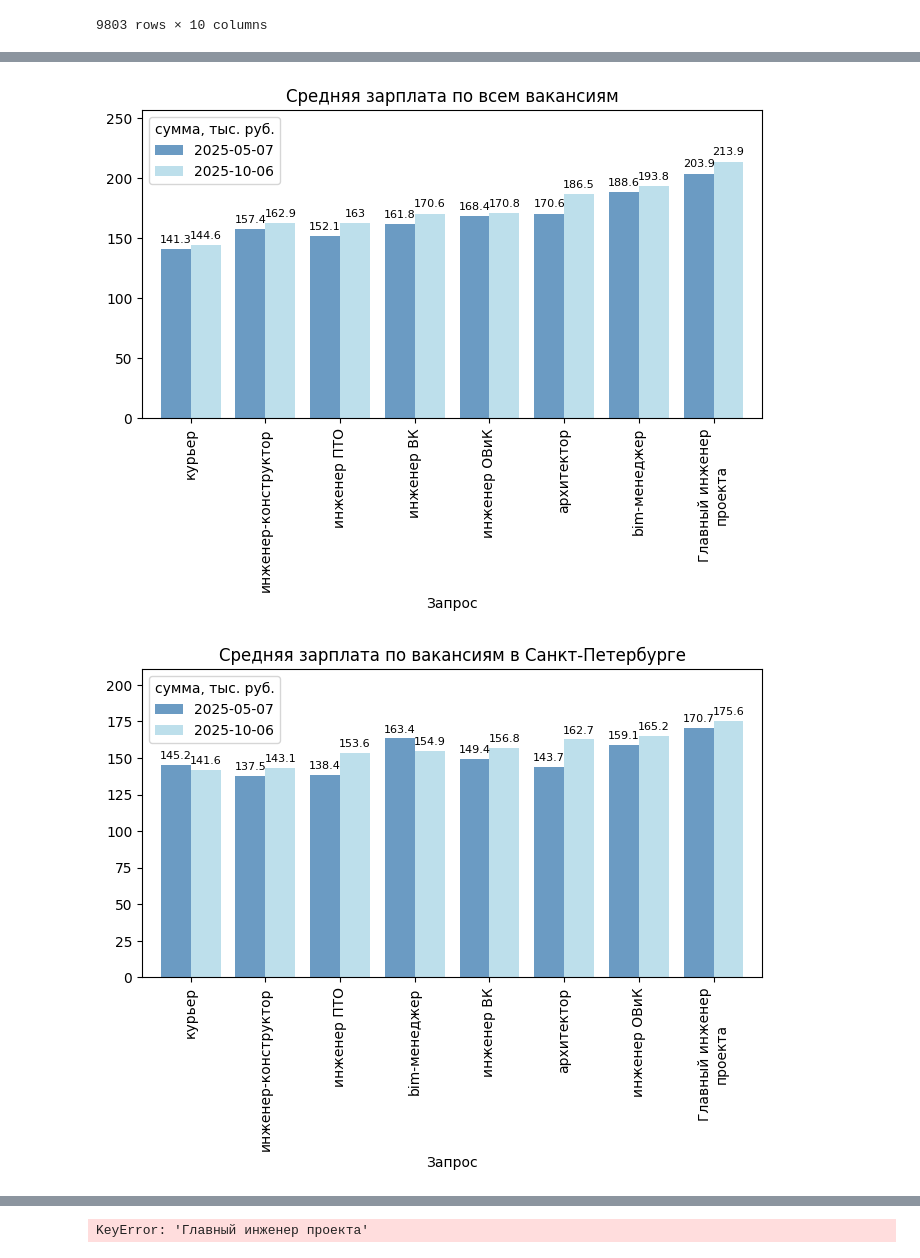
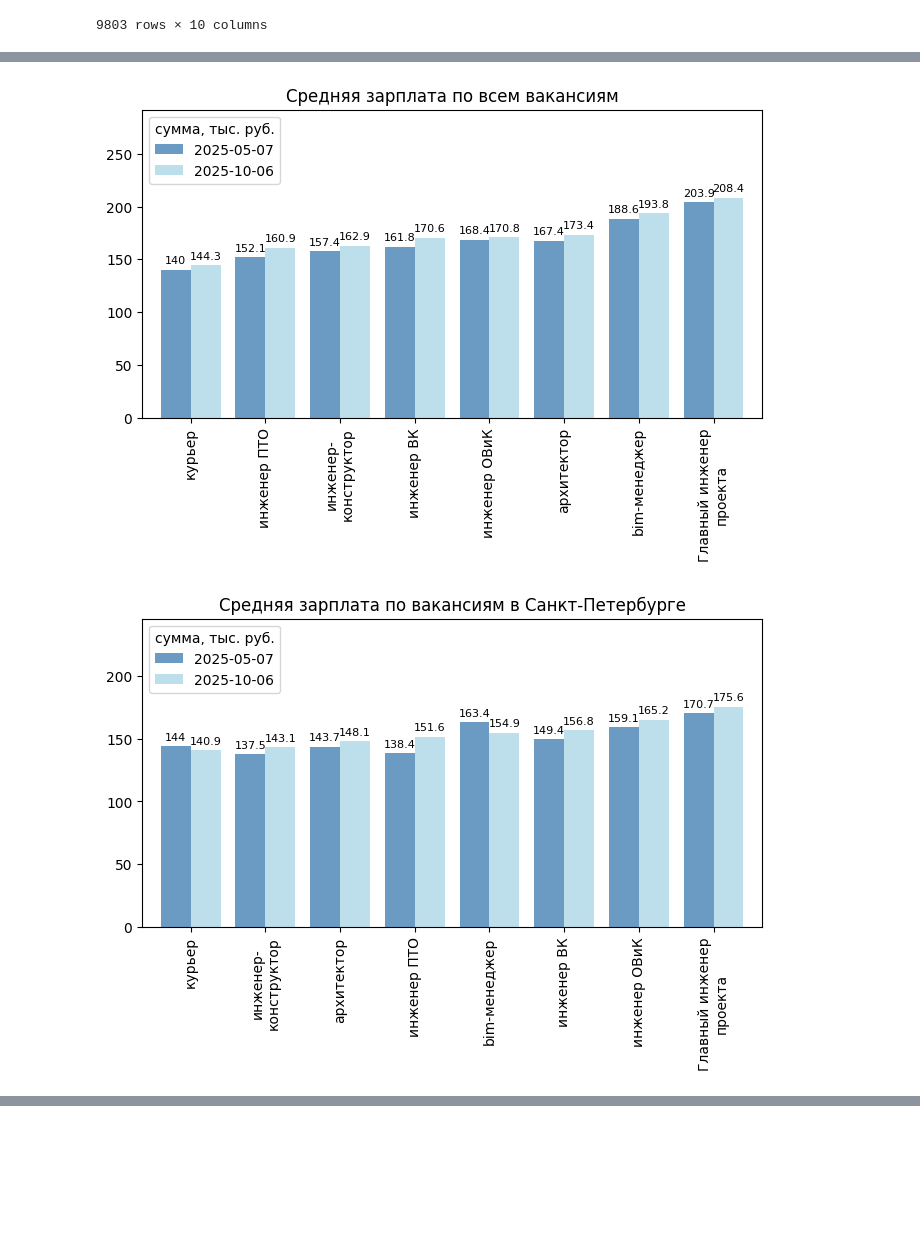
Before and after one commit to i-savelev/hh_parser, a Jupyter notebook: hh.ipynb, the cells around one changed output, grey strips where cells are left out. Drawn from its saved outputs; the diff is of its cells as text; code cells hidden in the pictures; blank space fills up the shorter version.

```diff
--- a/hh.ipynb
+++ b/hh.ipynb
@@ -45,7 +45,10 @@ df_count_all = concat_df[
     ]
 
 df_selary = df_count_all[
-    (df_count_all['ЗП']!=0)
+        (
+            (df_count_all['ЗП']!=0) &
+            (df_count_all['ЗП']<500000)
+        )
     ]
 
 df_selary_all = df_selary.copy()
@@ -94,8 +97,7 @@ pivot_count_msk = df_count_all[df_count_all['Город']=='Москва'].pivot
     aggfunc='count'
     ).round(1)
 
-display(pivot_mean_salary_all)
-display(pivot_mean_salary_msk)
-display(pivot_mean_salary_spb)
-display(pivot_count_all)
+pivot_diff = pivot_mean_salary_all.copy()
+pivot_diff['Разница %'] = round((pivot_diff['2025-10-06'] - pivot_diff['2025-05-07'])/pivot_diff['2025-10-06']*100, 1)
+display(pivot_diff['Разница %'])
 # %% [output]
@@ -142,35 +114,36 @@ display(pivot_count_all)
 # %%
-def plot_bar(df:pd.DataFrame, title:str = ''):
+def plot_bar(df, title:str = '', color = ['steelblue', 'lightblue']):
     ax1 = df.plot(
     kind='bar',
-    color=['steelblue', 'lightblue'],
+    color=color,
     width=0.8,
     alpha=0.8,
     figsize=(8, 4),
     fontsize=10
     )
     for container in ax1.containers:
         ax1.bar_label(container, label_type='edge', padding=3, fontsize = 8)
 
     ax1.legend(title='сумма, тыс. руб.', loc='upper left')
     max_qty = df.values.max()
-    ax1.set_ylim(0, max_qty * 1.2)  # +25% сверху
+    ax1.set_ylim(0, max_qty * 1.4)  # +25% сверху
     max_sum = pivot_count_all.values.max()
     plt.title(title)
     labels = [item.get_text() for item in ax1.get_xticklabels()]
-    max_width = 20
+    max_width = 15
     wrapped_labels = ['\n'.join(textwrap.wrap(label, width=max_width)) for label in labels]
     ax1.set_xticklabels(wrapped_labels, rotation=90, ha='center')
     ax1.grid(False)
+    ax1.set_xlabel(None)
     plt.show()
 
 plot_bar(pivot_mean_salary_all, 'Средняя зарплата по всем вакансиям')
 plot_bar(pivot_mean_salary_spb, 'Средняя зарплата по вакансиям в Санкт-Петербурге')
 plot_bar(pivot_mean_salary_msk, 'Средняя зарплата по вакансиям в Москве')
 plot_bar(pivot_count_all, 'Количество всех вакансий')
 plot_bar(pivot_count_spb, 'Количество вакансий в Санкт-Петербурге')
 plot_bar(pivot_count_msk, 'Количество вакансий в Москве')
-df_count_all['Главный инженер проекта'].hist()
+plot_bar(pivot_diff['Разница %'], r'Разница % г/г', color = 'steelblue')
 # %% [output]
-[figure, old version]
+[figure, new version]
-[figure, old version]
+[figure, new version]
@@ -181 +153,0 @@ df_count_all['Главный инженер проекта'].hist()
-KeyError: 'Главный инженер проекта'
```
Also changed, not shown: parts of 4 cells of this notebook.
